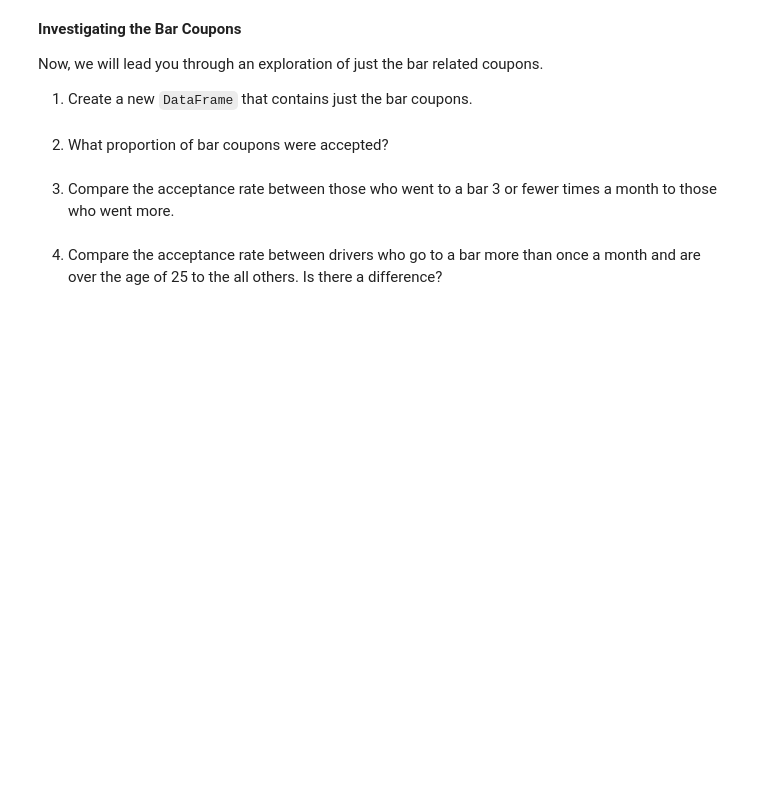
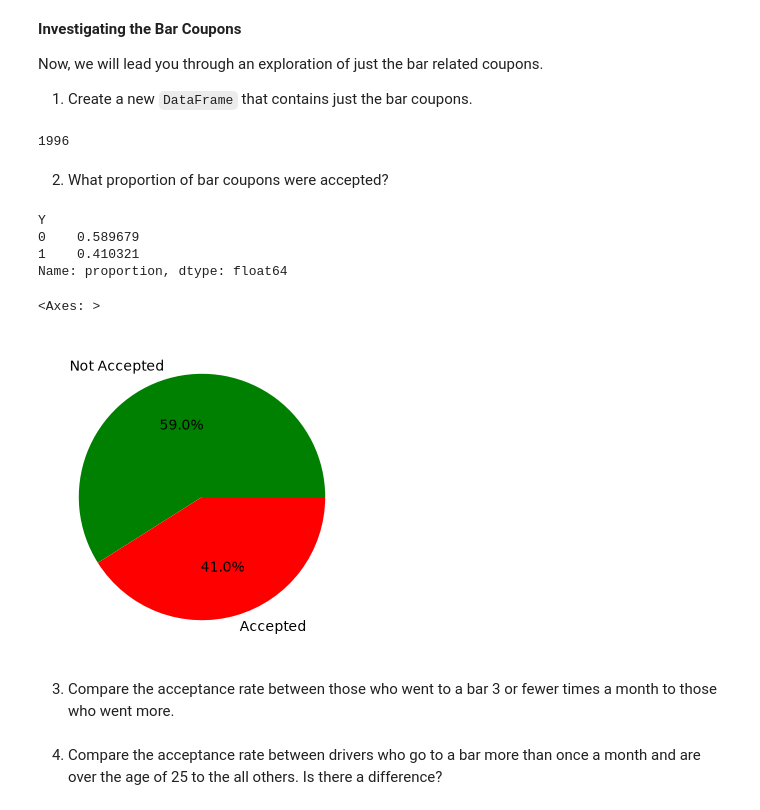
Before and after one commit to jonasmayor/Coupons_Research_Data, a Jupyter notebook: prompt.ipynb, the cells around one changed output. Saved outputs shown, nothing was run; the diff lists cells and outputs as text; code cells hidden in the pictures; blank space fills up the shorter version.

```diff
--- a/prompt.ipynb
+++ b/prompt.ipynb
@@ -237,5 +318,29 @@ Now, we will lead you through an exploration of just the bar related coupons.
+# %%
+# Using the previous cleaned dataframe contains already the maximum amount of bar coupons where we have also the information about the number of times the person has visited a bar
+bar_coupons = data.query("coupon == 'Bar'")
+len(bar_coupons)
+# %% [output]
+1996
 # %% [markdown]
 2. What proportion of bar coupons were accepted?
+# %%
+# We do a value_counts which returns a series with values 0 for not accepted and 1 for accepted so we do [1] for the accepted
+bar_counts = bar_coupons["Y"].value_counts(normalize=True)
+print(bar_counts)
+
+bar_counts.plot.pie(
+    autopct="%1.1f%%",
+    figsize=(4, 4),
+    labels=['Not Accepted', 'Accepted'],
+    colors='gr'
+)
+# %% [output]
+Y
+0    0.589679
+1    0.410321
+Name: proportion, dtype: float64
+<Axes: >
+[figure, added]
 # %% [markdown]
 3. Compare the acceptance rate between those who went to a bar 3 or fewer times a month to those who went more.
 # %% [markdown]
```
Also changed, not shown: parts of 6 cells of this notebook.
